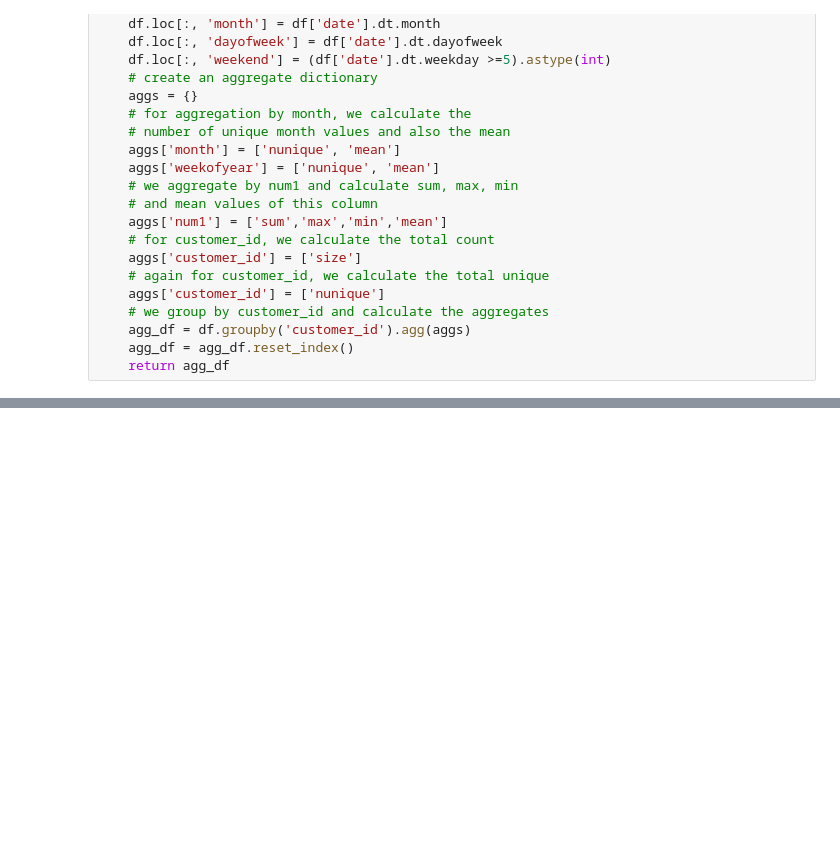
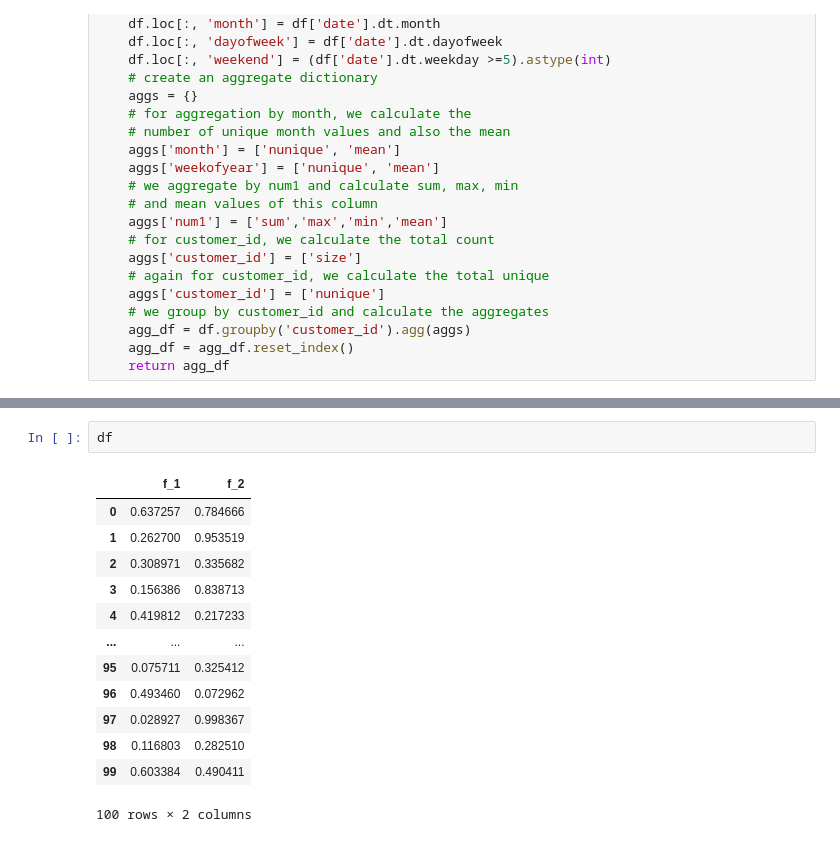
Before and after one commit to gavinloverqq/Exercise, a Jupyter notebook: AAAMLP/c2.ipynb, the cells around one changed output, grey strips where cells are left out. Cells and saved outputs as stored; diff of their text form; blank space fills up the shorter version.

```diff
--- a/AAAMLP/c2.ipynb
+++ b/AAAMLP/c2.ipynb
@@ -1439,0 +1490,16 @@ def generate_features(df):
+# %%
+df
+# %% [output]
+|  | f_1 | f_2 |
+| 0 | 0.637257 | 0.784666 |
+| 1 | 0.262700 | 0.953519 |
+| 2 | 0.308971 | 0.335682 |
+| 3 | 0.156386 | 0.838713 |
+| 4 | 0.419812 | 0.217233 |
+| ... | ... | ... |
+| 95 | 0.075711 | 0.325412 |
+| 96 | 0.493460 | 0.072962 |
+| 97 | 0.028927 | 0.998367 |
+| 98 | 0.116803 | 0.282510 |
+| 99 | 0.603384 | 0.490411 |
+100 rows × 2 columns
```
Also changed, not shown: parts of 9 cells of this notebook.
